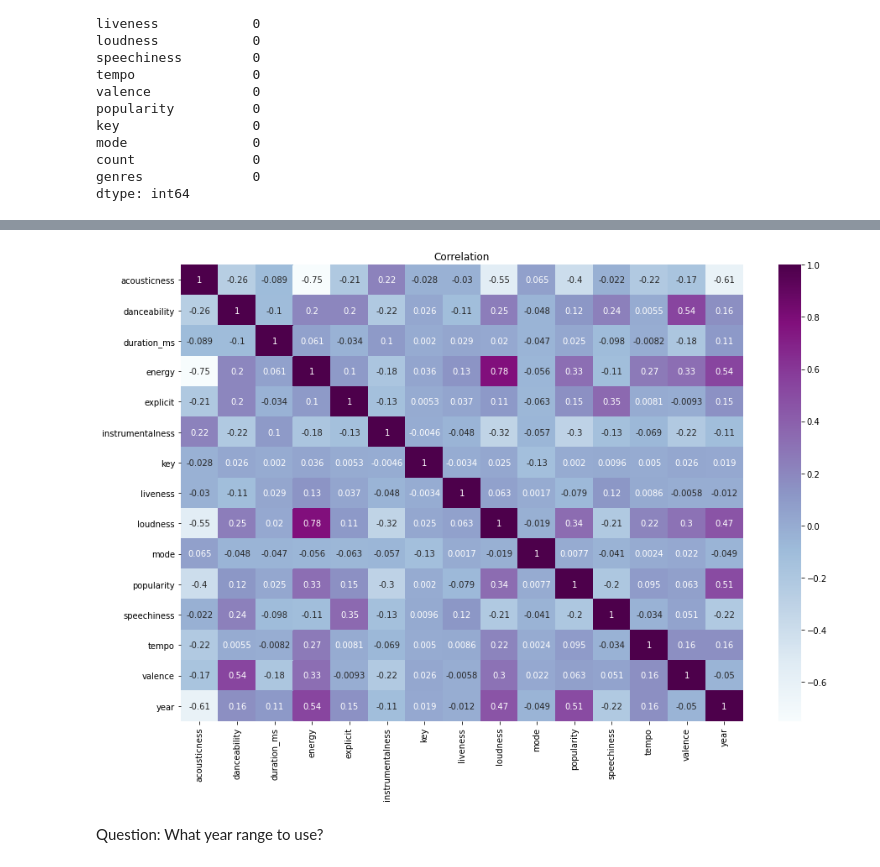
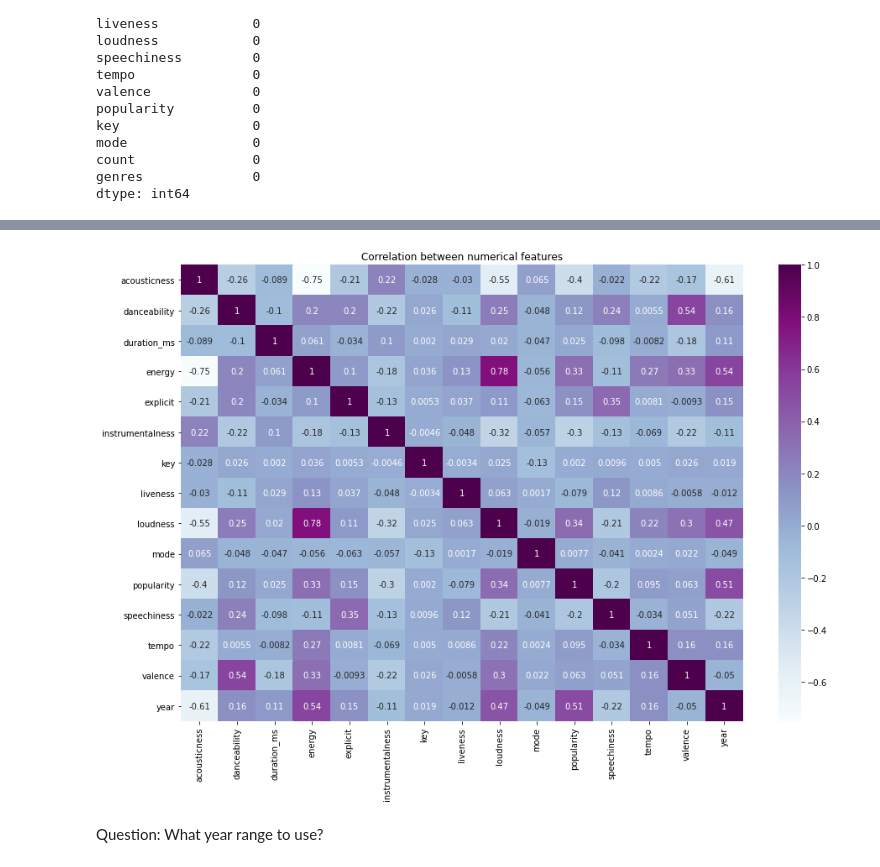
Before and after one commit to maing-rv/python_cw, a Jupyter notebook: python_cw.ipynb, the cells around one changed output, grey strips where cells are left out. Cells and saved outputs as stored; diff of their text form; code cells hidden in the pictures.

```diff
--- a/python_cw.ipynb
+++ b/python_cw.ipynb
@@ -106,9 +140,9 @@ corr
 # %%
 plt.figure(figsize=(15,10))
 sns.heatmap(corr, annot = True, cmap='BuPu') #BrBG_r
-plt.title('Correlation')
+plt.title('Correlation between numerical features')
 plt.show()
 # %% [output]
-[figure, old version]
+[figure, new version]
 # %% [markdown]
 Question: What year range to use?
```
Also changed, not shown: parts of 12 cells of this notebook.
